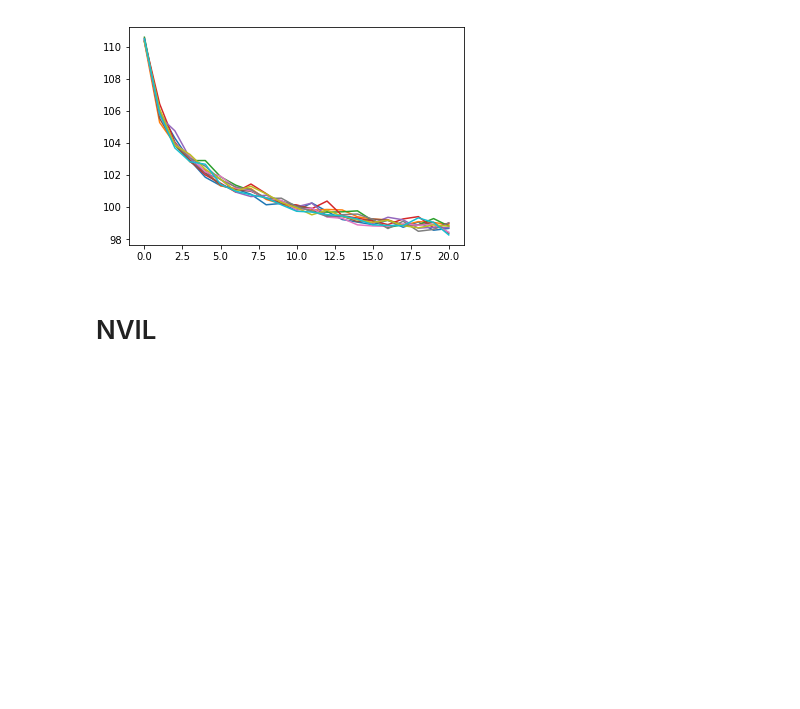
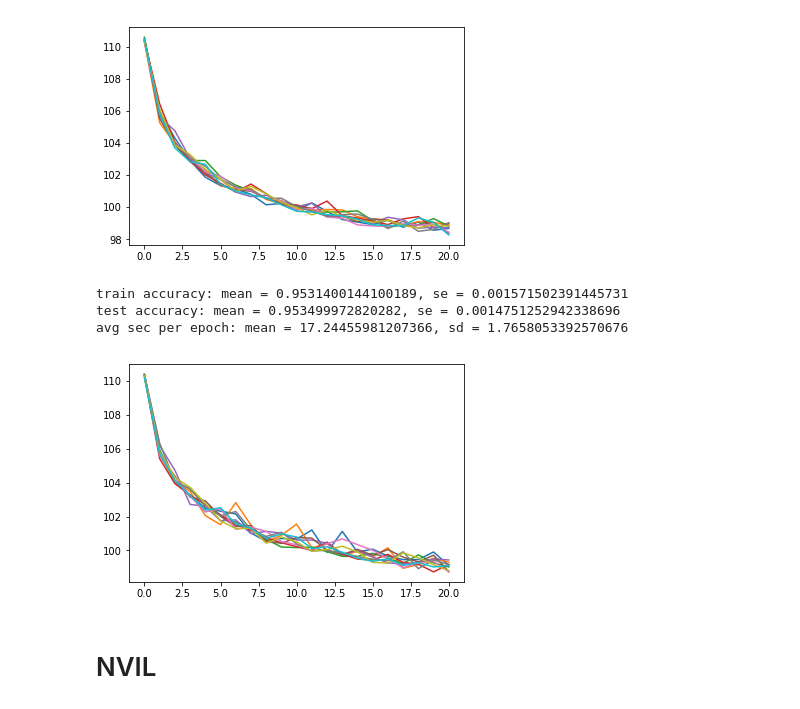
Before and after one commit to Runjing-Liu120/RaoBlackwellizedSGD, a Jupyter notebook: experiments/semisupervised_mnist/elbo_plots2.ipynb, the cells around one changed output. Cells and saved outputs as stored; diff of their text form; code cells hidden in the pictures; blank space fills up the shorter version.

```diff
--- a/experiments/semisupervised_mnist/elbo_plots2.ipynb
+++ b/experiments/semisupervised_mnist/elbo_plots2.ipynb
@@ -78,3 +80,11 @@ avg sec per epoch: mean = 17.450064977088775, sd = 1.7555304136617869
+# %%
+reinforce_p_test_losses_array, reinforce_p_test_timing_array, test_accuracy_vec, train_accuracy_vec = \
+    get_test_losses(method = 'reinforce_doublebs', path = './mnist_vae_results/', n_trials = 10)
+# %% [output]
+train accuracy: mean = 0.9531400144100189, se = 0.001571502391445731
+test accuracy: mean = 0.953499972820282, se = 0.0014751252942338696
+avg sec per epoch: mean = 17.24455981207366, sd = 1.7658053392570676
+[figure, added]
 # %% [markdown]
 # NVIL
 # %%
```
Also changed, not shown: parts of 4 cells of this notebook, 9 other files.
